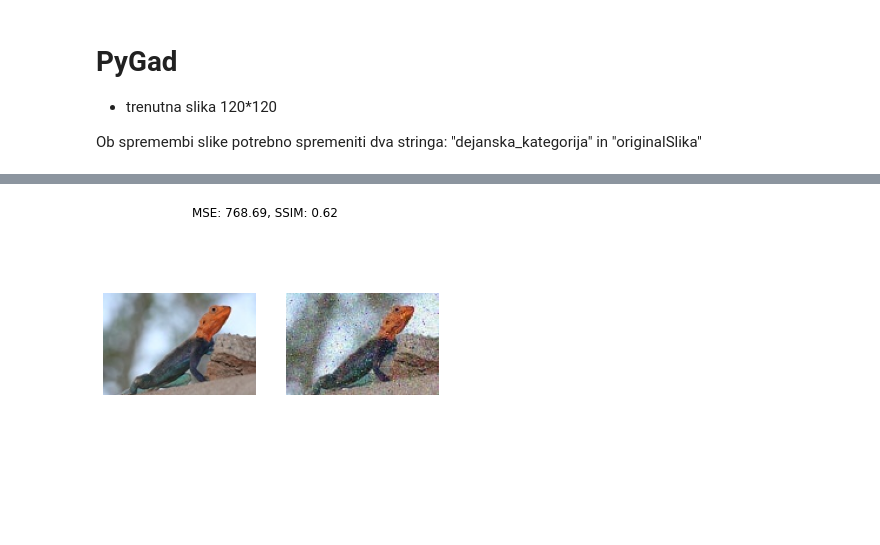
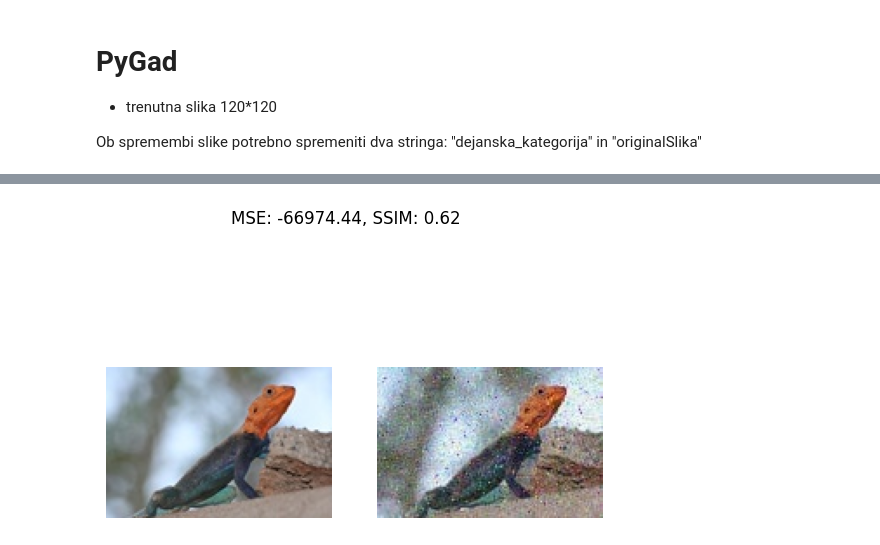
Before and after one commit to KukovecRok/Adversarial-image-perturbation-AlexNet-NiaPy-GARI, a Jupyter notebook: AlexNetDiplomskaColab.ipynb, the cells around one changed output, grey strips where cells are left out. Cells and saved outputs as stored; diff of their text form; code cells hidden in the pictures; blank space fills up the shorter version.

```diff
--- a/AlexNetDiplomskaColab.ipynb
+++ b/AlexNetDiplomskaColab.ipynb
@@ -40,10 +43,13 @@ display(Image('./content/gdrive/MyDrive/Colab Notebooks/slike/tiger.jpg')) # Sli
 # %%
 import random, os
 # Prikaz nakljucne slike
-path = "./content/gdrive/MyDrive/Colab Notebooks/slike/ILSVRC2010_val/"
+if GoogleColab:
+    path_to_images = "/content/gdrive/MyDrive/Colab Notebooks/slike/ILSVRC2010_val/"
+else:
+    path_to_images = "./content/gdrive/MyDrive/Colab Notebooks/slike/ILSVRC2010_val/"
 random_file = random.choice([
-    x for x in os.listdir(path)
-    if os.path.isfile(os.path.join(path, x))
+    x for x in os.listdir(path_to_images)
+    if os.path.isfile(os.path.join(path_to_images, x))
 ])
-Image(path+random_file)
+Image(path_to_images+random_file)
 # %% [output]
@@ -668,8 +684,8 @@ Algoritem to trdi z zagotovostvjo 8.02%
 def MSE(imageA, imageB):
     # the 'Mean Squared Error' between the two images is the
     # sum of the squared difference between the two images;
-    err = np.sum((imageA.astype("float") - imageB.astype("float")) ** 2)
-    err /= float(imageA.shape[0] * imageA.shape[1])
+    err = np.sum(numpy.float32(imageA) - numpy.float32(imageB) ** 2)
+    err /= numpy.float32(imageA.shape[0] * imageA.shape[1])
     # return the MSE, the lower the error, the more "similar"
     # the two images are
     return err
@@ -684,11 +700,11 @@ def compare_images(imageA, imageB):
     plt.suptitle("MSE: %.2f, SSIM: %.2f" % (m, s))
     # show first image
     ax = fig.add_subplot(1, 2, 1)
-    plt.imshow(imageA, cmap = plt.cm.gray)
+    plt.imshow(imageA, cmap = None)
     plt.axis("off")
     # show the second image
     ax = fig.add_subplot(1, 2, 2)
-    plt.imshow(imageB, cmap = plt.cm.gray)
+    plt.imshow(imageB, cmap = None)
     plt.axis("off")
     # show the images
     plt.show()
@@ -955,78 +973,86 @@ err = compare_images(Prvotna, Poustvarjena)
 # %%
 ######Agama
-Prvotna = cv2.imread('/content/gdrive/MyDrive/Colab Notebooks/slike/agama.JPEG') # Branje slike # SPREMEMBA SLIKE - SPREMEMBA STRINGA!
-Poustvarjena = cv2.imread('/content/gdrive/MyDrive/Colab Notebooks/slike/Recreated_images/agama-recreated.jpg') # Branje slike # SPREMEMBA SLIKE - SPREMEMBA STRINGA!
+Prvotna = cv2.imread(path+'/slike/agama.JPEG') # Branje slike # SPREMEMBA SLIKE - SPREMEMBA STRINGA!
+Poustvarjena = cv2.imread(path+'/slike/Recreated_images/agama-recreated.jpg') # Branje slike # SPREMEMBA SLIKE - SPREMEMBA STRINGA!
 #cv2_imshow(Prvotna) # prikaz slike z OpenCV
 #cv2_imshow(Poustvarjena) # prikaz slike z OpenCV
 Prvotna = Prvotna[:,:,::-1]
 Poustvarjena = Poustvarjena[:,:,::-1]
 err = compare_images(Prvotna, Poustvarjena)
 ###### Baseball 1
-Prvotna = cv2.imread('/content/gdrive/MyDrive/Colab Notebooks/slike/baseball-120-120.JPEG') # Branje slike # SPREMEMBA SLIKE - SPREMEMBA STRINGA!
-Poustvarjena = cv2.imread('/content/gdrive/MyDrive/Colab Notebooks/slike/Recreated_images/baseball-recreated.jpg') # Branje slike # SPREMEMBA SLIKE - SPREMEMBA STRINGA!
+Prvotna = cv2.imread(path+'/slike/baseball-120-120.JPEG') # Branje slike # SPREMEMBA SLIKE - SPREMEMBA STRINGA!
+Poustvarjena = cv2.imread(path+'/slike/Recreated_images/baseball-recreated.jpg') # Branje slike # SPREMEMBA SLIKE - SPREMEMBA STRINGA!
 Prvotna = Prvotna[:,:,::-1]
 Poustvarjena = Poustvarjena[:,:,::-1]
 err = compare_images(Prvotna, Poustvarjena)
 ###### Butterfly
-Prvotna = cv2.imread('/content/gdrive/MyDrive/Colab Notebooks/slike/sulphur butterfly, sulfur butterfly.JPEG') # Branje slike # SPREMEMBA SLIKE - SPREMEMBA STRINGA!
-Poustvarjena = cv2.imread('/content/gdrive/MyDrive/Colab Notebooks/slike/Recreated_images/butterfly-recreated.jpg') # Branje slike # SPREMEMBA SLIKE - SPREMEMBA STRINGA!
+Prvotna = cv2.imread(path+'/slike/sulphur butterfly, sulfur butterfly.JPEG') # Branje slike # SPREMEMBA SLIKE - SPREMEMBA STRINGA!
+Poustvarjena = cv2.imread(path+'/slike/Recreated_images/butterfly-recreated.jpg') # Branje slike # SPREMEMBA SLIKE - SPREMEMBA STRINGA!
 Prvotna = Prvotna[:,:,::-1]
 Poustvarjena = Poustvarjena[:,:,::-1]
 err = compare_images(Prvotna, Poustvarjena)
 ###### Leafhopper
-Prvotna = cv2.imread('/content/gdrive/MyDrive/Colab Notebooks/slike/leafhopper.JPEG') # Branje slike # SPREMEMBA SLIKE - SPREMEMBA STRINGA!
-Poustvarjena = cv2.imread('/content/gdrive/MyDrive/Colab Notebooks/slike/Recreated_images/leafhopper-recreated.jpg') # Branje slike # SPREMEMBA SLIKE - SPREMEMBA STRINGA!
+Prvotna = cv2.imread(path+'/slike/leafhopper.JPEG') # Branje slike # SPREMEMBA SLIKE - SPREMEMBA STRINGA!
+Poustvarjena = cv2.imread(path+'/slike/Recreated_images/leafhopper-recreated.jpg') # Branje slike # SPREMEMBA SLIKE - SPREMEMBA STRINGA!
 Prvotna = Prvotna[:,:,::-1]
 Poustvarjena = Poustvarjena[:,:,::-1]
 err = compare_images(Prvotna, Poustvarjena)
 ###### Manhole cover
-Prvotna = cv2.imread('/content/gdrive/MyDrive/Colab Notebooks/slike/manhole-cover.JPEG') # Branje slike # SPREMEMBA SLIKE - SPREMEMBA STRINGA!
-Poustvarjena = cv2.imread('/content/gdrive/MyDrive/Colab Notebooks/slike/Recreated_images/manhole-cover-recreated.jpg') # Branje slike # SPREMEMBA SLIKE - SPREMEMBA STRINGA!
+Prvotna = cv2.imread(path+'/slike/manhole-cover.JPEG') # Branje slike # SPREMEMBA SLIKE - SPREMEMBA STRINGA!
+Poustvarjena = cv2.imread(path+'/slike/Recreated_images/manhole-cover-recreated.jpg') # Branje slike # SPREMEMBA SLIKE - SPREMEMBA STRINGA!
 Prvotna = Prvotna[:,:,::-1]
 Poustvarjena = Poustvarjena[:,:,::-1]
 err = compare_images(Prvotna, Poustvarjena)
 ###### Maze
-Prvotna = cv2.imread('/content/gdrive/MyDrive/Colab Notebooks/slike/maze.JPEG') # Branje slike # SPREMEMBA SLIKE - SPREMEMBA STRINGA!
-Poustvarjena = cv2.imread('/content/gdrive/MyDrive/Colab Notebooks/slike/Recreated_images/maze-recreated.jpg') # Branje slike # SPREMEMBA SLIKE - SPREMEMBA STRINGA!
+Prvotna = cv2.imread(path+'/slike/maze.JPEG') # Branje slike # SPREMEMBA SLIKE - SPREMEMBA STRINGA!
+Poustvarjena = cv2.imread(path+'/slike/Recreated_images/maze-recreated.jpg') # Branje slike # SPREMEMBA SLIKE - SPREMEMBA STRINGA!
 Prvotna = Prvotna[:,:,::-1]
 Poustvarjena = Poustvarjena[:,:,::-1]
 err = compare_images(Prvotna, Poustvarjena)
 ###### Nautlius 1
-Prvotna = cv2.imread('/content/gdrive/MyDrive/Colab Notebooks/slike/nautlius80-60.JPEG') # Branje slike # SPREMEMBA SLIKE - SPREMEMBA STRINGA!
-Poustvarjena = cv2.imread('/content/gdrive/MyDrive/Colab Notebooks/slike/Recreated_images/nautilus-recreated.jpg') # Branje slike # SPREMEMBA SLIKE - SPREMEMBA STRINGA!
+Prvotna = cv2.imread(path+'/slike/nautlius80-60.JPEG') # Branje slike # SPREMEMBA SLIKE - SPREMEMBA STRINGA!
+Poustvarjena = cv2.imread(path+'/slike/Recreated_images/nautilus-recreated.jpg') # Branje slike # SPREMEMBA SLIKE - SPREMEMBA STRINGA!
 Prvotna = Prvotna[:,:,::-1]
 Poustvarjena = Poustvarjena[:,:,::-1]
 err = compare_images(Prvotna, Poustvarjena)
 ###### Nautlius 2
-Prvotna = cv2.imread('/content/gdrive/MyDrive/Colab Notebooks/slike/chambered nautilus, pearly nautilus, nautilus.JPEG') # Branje slike # SPREMEMBA SLIKE - SPREMEMBA STRINGA!
-Poustvarjena = cv2.imread('/content/gdrive/MyDrive/Colab Notebooks/slike/Recreated_images/nautlius2-recreated.jpg') # Branje slike # SPREMEMBA SLIKE - SPREMEMBA STRINGA!
+Prvotna = cv2.imread(path+'/slike/chambered nautilus, pearly nautilus, nautilus.JPEG') # Branje slike # SPREMEMBA SLIKE - SPREMEMBA STRINGA!
+Poustvarjena = cv2.imread(path+'/slike/Recreated_images/nautlius2-recreated.jpg') # Branje slike # SPREMEMBA SLIKE - SPREMEMBA STRINGA!
 Prvotna = Prvotna[:,:,::-1]
 Poustvarjena = Poustvarjena[:,:,::-1]
 err = compare_images(Prvotna, Poustvarjena)
 ###### Panda
-Prvotna = cv2.imread('/content/gdrive/MyDrive/Colab Notebooks/slike/giant panda, panda, panda bear, coon bear, Ailuropoda melanoleuca.JPEG') # Branje slike # SPREMEMBA SLIKE - SPREMEMBA STRINGA!
-Poustvarjena = cv2.imread('/content/gdrive/MyDrive/Colab Notebooks/slike/Recreated_images/panda-recreated.jpg') # Branje slike # SPREMEMBA SLIKE - SPREMEMBA STRINGA!
+Prvotna = cv2.imread(path+'/slike/giant panda, panda, panda bear, coon bear, Ailuropoda melanoleuca.JPEG') # Branje slike # SPREMEMBA SLIKE - SPREMEMBA STRINGA!
+Poustvarjena = cv2.imread(path+'/slike/Recreated_images/panda-recreated.jpg') # Branje slike # SPREMEMBA SLIKE - SPREMEMBA STRINGA!
 Prvotna = Prvotna[:,:,::-1]
 Poustvarjena = Poustvarjena[:,:,::-1]
 err = compare_images(Prvotna, Poustvarjena)
 ###### Rosehip
-Prvotna = cv2.imread('/content/gdrive/MyDrive/Colab Notebooks/slike/hip, rose hip, rosehip.JPEG') # Branje slike # SPREMEMBA SLIKE - SPREMEMBA STRINGA!
-Poustvarjena = cv2.imread('/content/gdrive/MyDrive/Colab Notebooks/slike/Recreated_images/rosehip-recreated.jpg') # Branje slike # SPREMEMBA SLIKE - SPREMEMBA STRINGA!
+Prvotna = cv2.imread(path+'/slike/hip, rose hip, rosehip.JPEG') # Branje slike # SPREMEMBA SLIKE - SPREMEMBA STRINGA!
+Poustvarjena = cv2.imread(path+'/slike/Recreated_images/rosehip-recreated.jpg') # Branje slike # SPREMEMBA SLIKE - SPREMEMBA STRINGA!
 Prvotna = Prvotna[:,:,::-1]
 Poustvarjena = Poustvarjena[:,:,::-1]
 err = compare_images(Prvotna, Poustvarjena)
 ###### Strawberry
-Prvotna = cv2.imread('/content/gdrive/MyDrive/Colab Notebooks/slike/strawberries100-53.jpg') # Branje slike # SPREMEMBA SLIKE - SPREMEMBA STRINGA!
-Poustvarjena = cv2.imread('/content/gdrive/MyDrive/Colab Notebooks/slike/Recreated_images/strawberry-recreated.jpg') # Branje slike # SPREMEMBA SLIKE - SPREMEMBA STRINGA!K
+Prvotna = cv2.imread(path+'/slike/strawberries100-53.jpg') # Branje slike # SPREMEMBA SLIKE - SPREMEMBA STRINGA!
+Poustvarjena = cv2.imread(path+'/slike/Recreated_images/strawberry-recreated.jpg') # Branje slike # SPREMEMBA SLIKE - SPREMEMBA STRINGA!K
 Prvotna = Prvotna[:,:,::-1]
 Poustvarjena = Poustvarjena[:,:,::-1]
 err = compare_images(Prvotna, Poustvarjena)
 
 ###### Upright piano
-Prvotna = cv2.imread('/content/gdrive/MyDrive/Colab Notebooks/slike/upright piano.JPEG') # Branje slike # SPREMEMBA SLIKE - SPREMEMBA STRINGA!
-Poustvarjena = cv2.imread('/content/gdrive/MyDrive/Colab Notebooks/slike/Recreated_images/upright piano-recreated.jpg') # Branje slike # SPREMEMBA SLIKE - SPREMEMBA STRINGA!
-Prvotna = Prvotna[:,:,::-1]
-Poustvarjena = Poustvarjena[:,:,::-1]
+Prvotna = cv2.imread(path+'/slike/upright piano.JPEG') # Branje slike # SPREMEMBA SLIKE - SPREMEMBA STRINGA!
+Poustvarjena = cv2.imread(path+'/slike/Recreated_images/upright piano-recreated.jpg') # Branje slike # SPREMEMBA SLIKE - SPREMEMBA STRINGA!
+#Prvotna = Prvotna[:,:,::-1]
+#Poustvarjena = Poustvarjena[:,:,::-1]
 err = compare_images(Prvotna, Poustvarjena)
+
+#Prvotna = Prvotna[:,:,::-1]
+#Poustvarjena = Poustvarjena[:,:,::-1]
+#err = compare_images(Prvotna, Poustvarjena)
+
+Prvotna = ~Prvotna
+Poustvarjena = ~Poustvarjena
+err = compare_images(Prvotna, Poustvarjena)
 # %% [output]
-[figure, old version]
+[figure, new version]
```
Also changed, not shown: parts of 20 cells of this notebook, 2 other files.
